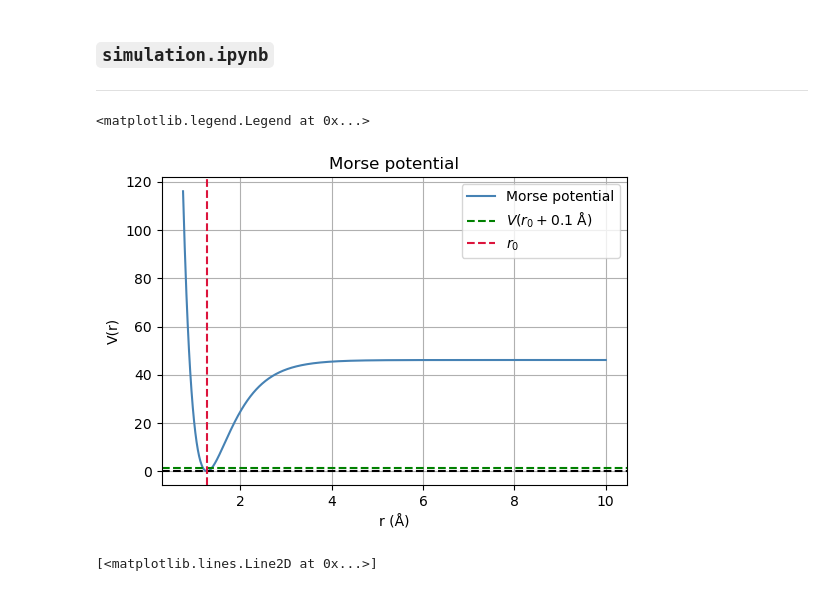
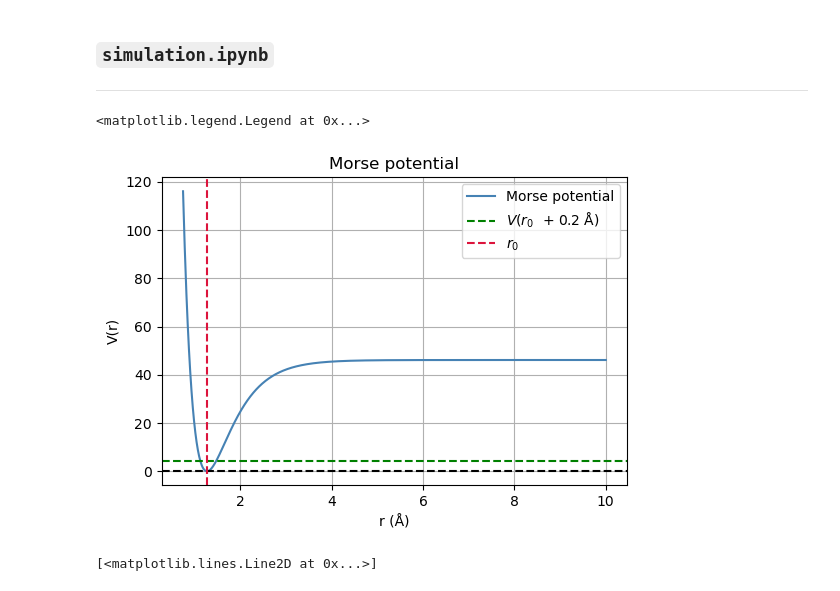
Before and after one commit to JeanCHDJdev/md-langevin, a Jupyter notebook: simulation.ipynb, the cells around one changed output. Cells and saved outputs as stored; diff of their text form; code cells hidden in the pictures.

```diff
--- a/simulation.ipynb
+++ b/simulation.ipynb
@@ -11,20 +11,21 @@ sim = lg.Langevin3D()
 # %%
 rv = np.linspace(0.75, 10, 1000)
 pv = sim.potential_Morse(rv)
+offset = 0.2
 
 plt.figure(figsize=(6, 4))
 plt.plot(rv, pv, label='Morse potential', color='steelblue')
 plt.grid()
 plt.axhline(0, color='black', lw=1.5, ls='--')
-plt.axhline(sim.potential_Morse(sim.r_0+0.1), color='green', lw=1.5, ls='--', label=r'$V(r_0 + 0.1$ Å)')
+plt.axhline(sim.potential_Morse(sim.r_0+offset), color='green', lw=1.5, ls='--', label=r'$V(r_0$ ' f' + {offset} Å)')
 plt.axvline(sim.r_0, color='crimson', lw=1.5, ls='--', label=r'$r_0$')
 plt.xlabel(r"r (Å)")
 plt.ylabel("V(r)")
 plt.title("Morse potential")
 plt.legend(loc='upper right')
 # %% [output]
 <matplotlib.legend.Legend at 0x...>
-[figure, old version]
+[figure, new version]
 # %%
 importlib.reload(lg)
 sim = lg.Langevin3D(seed=4, T=None, dt=1e-16)
```
Also changed, not shown: parts of 1 cell of this notebook, 1 other file.
